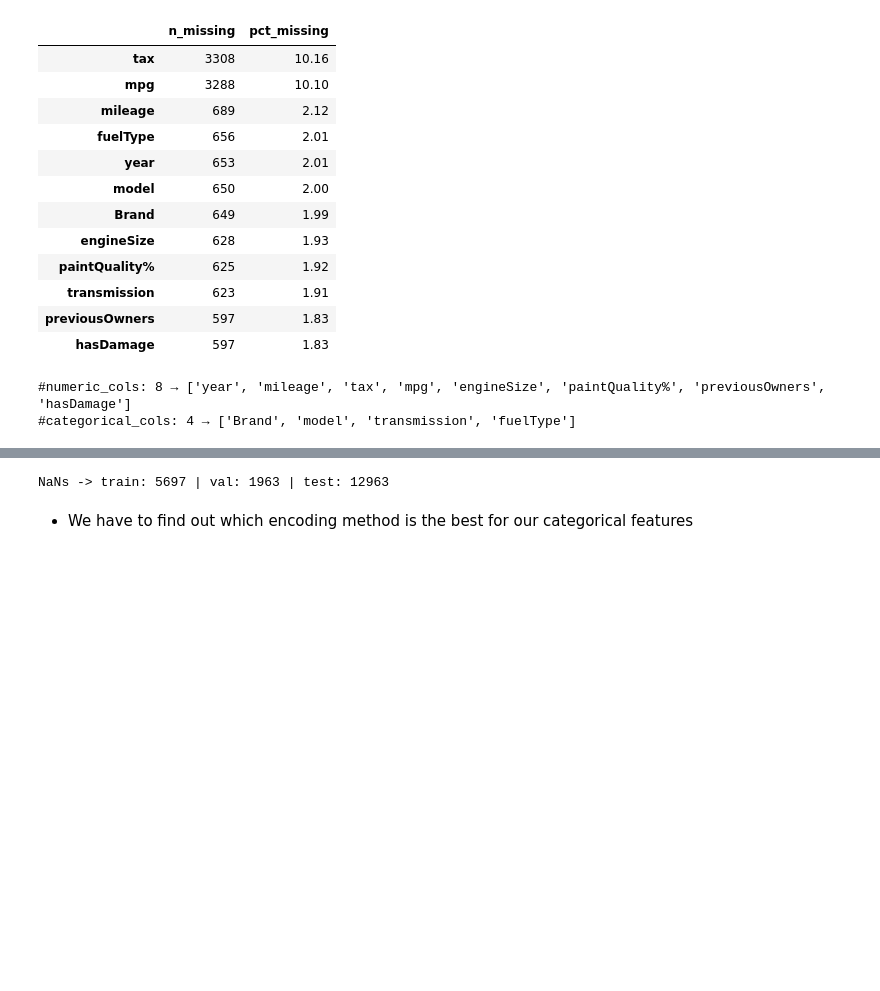
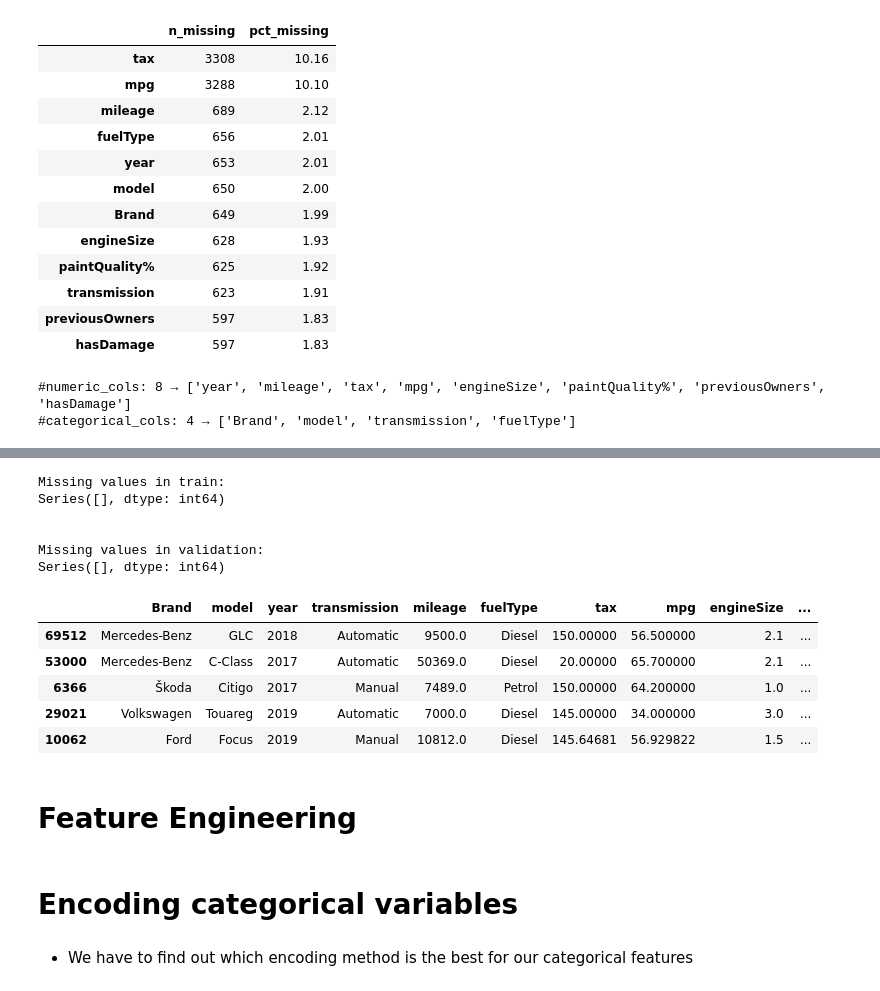
Before and after one commit to Mehmet1700/MachineLearningProject-NOVAIMS2025, a Jupyter notebook: submission1_notebooks/12_data_imputation_encoding_and_feature_engineering.ipynb, the cells around one changed output, grey strips where cells are left out. Drawn from its saved outputs; the diff is of its cells as text; code cells hidden in the pictures; blank space fills up the shorter version.

```diff
--- a/submission1_notebooks/12_data_imputation_encoding_and_feature_engineering.ipynb
+++ b/submission1_notebooks/12_data_imputation_encoding_and_feature_engineering.ipynb
@@ -337,8 +333,7 @@ def impute_numeric_rf(df, target_col, rf_features):
     # Encode categorical features so the model can handle them
     for col in rf_features:
         if df[col].dtype == 'object':
-            le = LabelEncoder()
-            df[col] = le.fit_transform(df[col].astype(str))
+            df[col] = df.groupby(col)['price'].transform('mean')
 
     # Split data into known and missing target values
     train = df[df[target_col].notna()]
@@ -372,16 +480,16 @@ Name: price, dtype: float64
 # %%
 %%time
-X_train['price'] = Y_train
-print(X_train['transmission'].value_counts(dropna=False))
+X_train['price'] = y_train
 X_train["transmission"] = impute_transmission(X_train)["transmission"]
-print(X_train['transmission'].value_counts(dropna=False))
-print(X_train['fuelType'].value_counts(dropna=False))
 X_train["fuelType"] = impute_fuelType(X_train)["fuelType"]
-print(X_train['fuelType'].value_counts(dropna=False))
 X_train["engineSize"] = impute_numeric_rf(X_train, "engineSize", ["fuelType","Brand", "transmission", "model"])["engineSize"]
 X_train["mpg"] = impute_numeric_rf(X_train, "mpg", ['engineSize', 'fuelType', 'Brand', 'year', "tax", "model"])["mpg"]
 X_train["tax"] = impute_numeric_rf(X_train, "tax", ['mpg', 'engineSize', 'year'])["tax"]
 X_train["year"] = impute_numeric_rf(X_train, "year", ['Brand', 'engineSize', 'fuelType', 'mileage'])["year"].round().astype(int)
 X_train["mileage"] = impute_numeric_rf(X_train, "mileage", ['year', 'engineSize', 'Brand', 'fuelType'])["mileage"]
+X_train["paintQuality%"] = impute_numeric_rf(X_train, "paintQuality%", ["price", "year", "mileage","engineSize", "mpg", "Brand", "fuelType", "transmission"])["paintQuality%"]
+X_train["previousOwners"] = impute_numeric_rf(X_train, "previousOwners", ["year", "price", "mileage", "engineSize", "Brand", "fuelType", "transmission"])["previousOwners"]
+X_train["Brand"] = impute_brand(X_train)["Brand"]
+X_train["hasDamage"] = X_train["hasDamage"].fillna(1)
 X_train = X_train.drop(columns=["price"])
 # %% [output]
@@ -405,17 +498,17 @@ Wall time: 1min 40s
 # %%
 %%time
 X_val['price'] = y_val
-print(X_val['transmission'].value_counts(dropna=False))
 X_val["transmission"] = impute_transmission(X_val)["transmission"]
-print(X_val['transmission'].value_counts(dropna=False))
-print(X_val['fuelType'].value_counts(dropna=False))
 X_val["fuelType"] = impute_fuelType(X_val)["fuelType"]
-print(X_val['fuelType'].value_counts(dropna=False))
 X_val["engineSize"] = impute_numeric_rf(X_val, "engineSize", ["fuelType","Brand", "price", "transmission", "model"])["engineSize"]
 X_val["mpg"] = impute_numeric_rf(X_val, "mpg", ['engineSize', 'fuelType', 'Brand', 'year', "tax", "model"])["mpg"]
 X_val["tax"] = impute_numeric_rf(X_val, "tax", ['mpg', 'engineSize', 'year'])["tax"]
 X_val["year"] = impute_numeric_rf(X_val, "year", ['price', 'Brand', 'engineSize', 'fuelType', 'mileage'])["year"].round().astype(int)
 X_val["mileage"] = impute_numeric_rf(X_val, "mileage", ['year', 'price', 'engineSize', 'Brand', 'fuelType'])["mileage"]
+X_val["paintQuality%"] = impute_numeric_rf(X_val, "paintQuality%", ["price", "year", "mileage","engineSize", "mpg", "Brand", "fuelType", "transmission"])["paintQuality%"]
+X_val["previousOwners"] = impute_numeric_rf(X_val, "previousOwners", ["year", "price", "mileage", "engineSize", "Brand", "fuelType", "transmission"])["previousOwners"]
+X_val["Brand"] = impute_brand(X_val)["Brand"]
+X_val["hasDamage"] = X_val["hasDamage"].fillna(1)
 X_val = X_val.drop(columns=["price"])
 # %% [output]
 transmission
@@ -438,10 +531,31 @@ Wall time: 36 s
+# %%
+X_train["model"] = impute_model(X_train)["model"]
+X_val["model"] = impute_model(X_val)["model"]
 # %%
 # quick check
-print(
-    "NaNs ->",
-    "train:", int(X_train.isna().sum().sum()),
-    "| val:", int(X_val.isna().sum().sum()),
-    "| test:", int(x_test.isna().sum().sum())
-)
+# Look at the Missing values
+missing_values = X_train.isnull().sum()
+
+print("Missing values in train:")
+print(missing_values[missing_values > 0])
+print("\n")
+missing_values = X_val.isnull().sum()
+
+print("Missing values in validation:")
+print(missing_values[missing_values > 0])
+X_val.head()
 # %% [output]
-NaNs -> train: 5697 | val: 1963 | test: 12963
+Missing values in train:
+Series([], dtype: int64)
+
+
+Missing values in validation:
+Series([], dtype: int64)
+|  | Brand | model | year | transmission | mileage | fuelType | tax | mpg | engineSize | ... |
+| 69512 | Mercedes-Benz | GLC | 2018 | Automatic | 9500.0 | Diesel | 150.00000 | 56.500000 | 2.1 | ... |
+| 53000 | Mercedes-Benz | C-Class | 2017 | Automatic | 50369.0 | Diesel | 20.00000 | 65.700000 | 2.1 | ... |
+| 6366 | Škoda | Citigo | 2017 | Manual | 7489.0 | Petrol | 150.00000 | 64.200000 | 1.0 | ... |
+| 29021 | Volkswagen | Touareg | 2019 | Automatic | 7000.0 | Diesel | 145.00000 | 34.000000 | 3.0 | ... |
+| 10062 | Ford | Focus | 2019 | Manual | 10812.0 | Diesel | 145.64681 | 56.929822 | 1.5 | ... |
+# %% [markdown]
+# Feature Engineering
@@ -448,2 +602,4 @@ NaNs -> train: 5697 | val: 1963 | test: 12963
+# %% [markdown]
+# Encoding categorical variables
 # %% [markdown]
 - We have to find out which encoding method is the best for our categorical features
```
Also changed, not shown: parts of 15 cells of this notebook, 5 other files.
